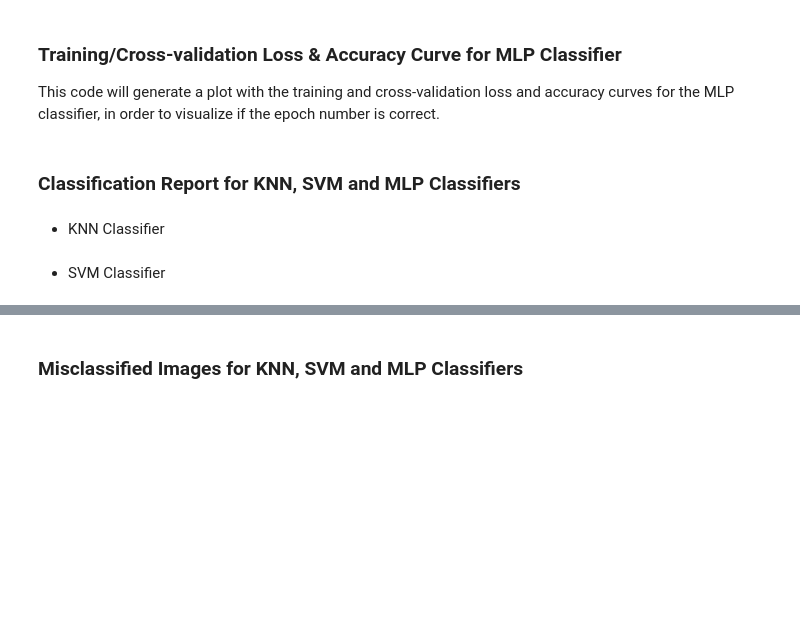
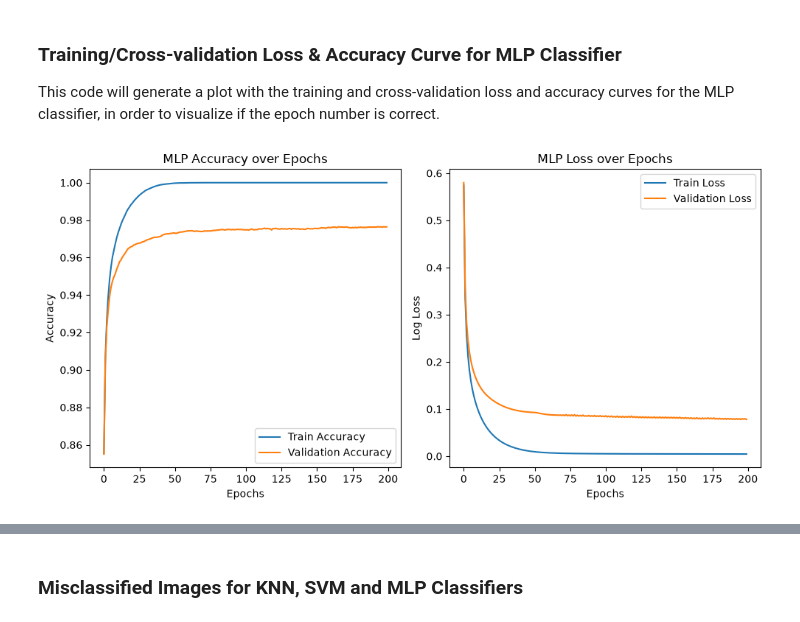
Before and after one commit to migasantunes/Classifiers_KNN_SVM_MLP, a Jupyter notebook: project2_extra.ipynb, the cells around one changed output, grey strips where cells are left out. Drawn from its saved outputs; the diff is of its cells as text; code cells hidden in the pictures; blank space fills up the shorter version.

```diff
--- a/project2_extra.ipynb
+++ b/project2_extra.ipynb
@@ -123,37 +99,35 @@ X_fit, X_val, y_fit, y_val = train_test_split(X_tr, y_tr, test_size=0.2, stratif
 scaler = StandardScaler().fit(X_fit)
 X_fit_s, X_val_s = scaler.transform(X_fit), scaler.transform(X_val)
 
-mlp = MLP(hidden_layer_sizes=(128, 64), alpha=0.001, random_state=42)
+mlp = MLP(hidden_layer_sizes=(128, 64), alpha=0.1, learning_rate_init= 0.0001, random_state=42)
 train_acc, val_acc = list(), list()
 train_loss, val_loss = list(), list()
 
 for epoch in range(200):
     mlp.partial_fit(X_fit_s, y_fit, classes=np.unique(y_tr))
 
     train_acc.append(mlp.score(X_fit_s, y_fit))
     val_acc.append(mlp.score(X_val_s, y_val))
 
     train_loss.append(log_loss(y_fit, mlp.predict_proba(X_fit_s)))
     val_loss.append(log_loss(y_val, mlp.predict_proba(X_val_s)))
 
 plt.figure(figsize=(10, 5))
 plt.subplot(1, 2, 1)
 plt.plot(train_acc, label="Train Accuracy")
 plt.plot(val_acc, label="Validation Accuracy")
 plt.title("MLP Accuracy over Epochs")
 plt.xlabel("Epochs")
 plt.ylabel("Accuracy")
 plt.legend()
 plt.subplot(1, 2, 2)
 plt.plot(train_loss, label="Train Loss")
 plt.plot(val_loss, label="Validation Loss")
 plt.title("MLP Loss over Epochs")
 plt.xlabel("Epochs")
 plt.ylabel("Log Loss")
 plt.legend()
 plt.tight_layout()
 plt.show()
+# %% [output]
+[figure, added]
-# %% [markdown]
-### Classification Report for KNN, SVM and MLP Classifiers
-# %% [markdown]
-- KNN Classifier
@@ -162,2 +133,0 @@ data_classification_report[0]
-# %% [markdown]
-- SVM Classifier
```
Also changed, not shown: parts of 33 cells of this notebook.
